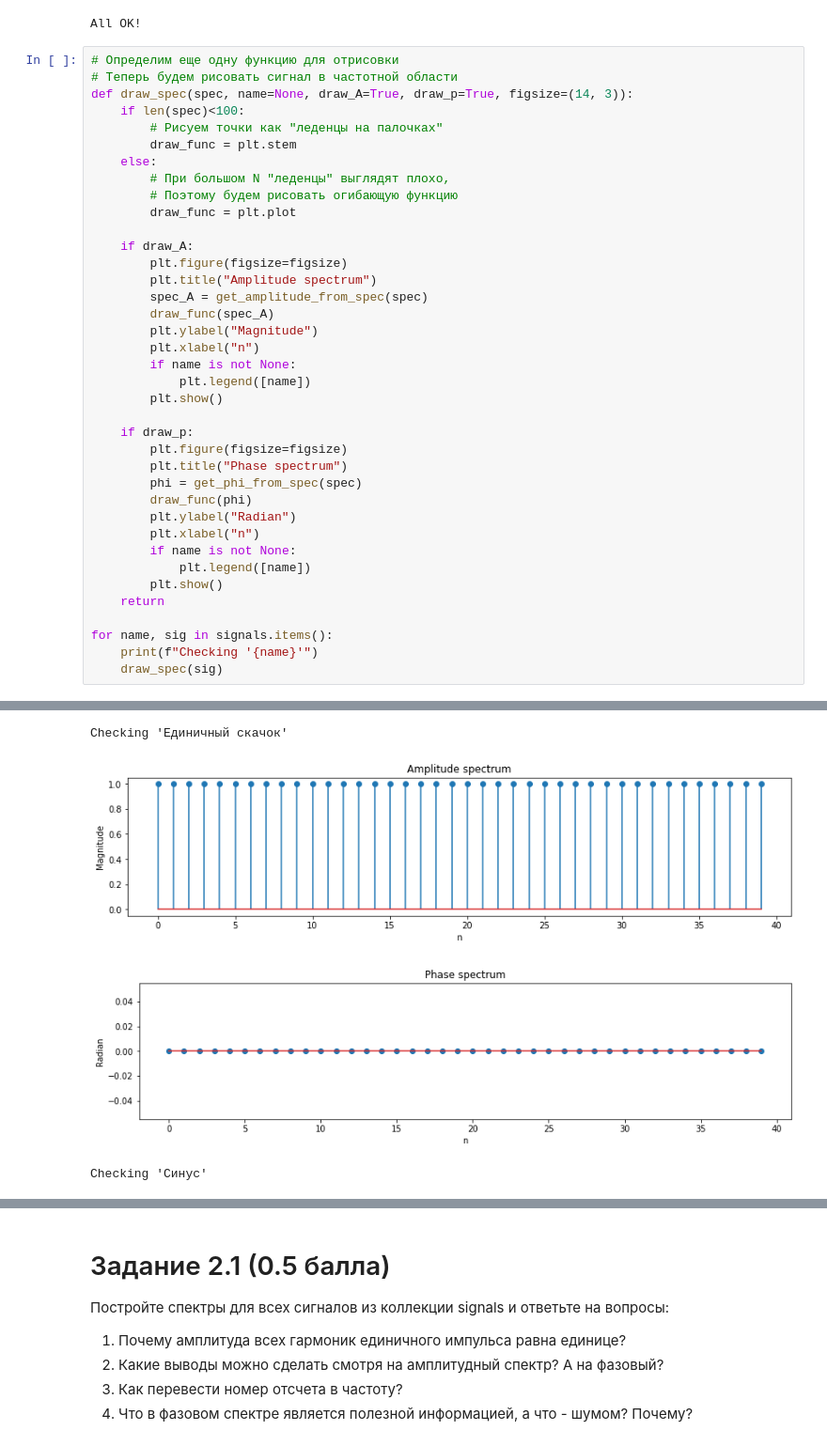
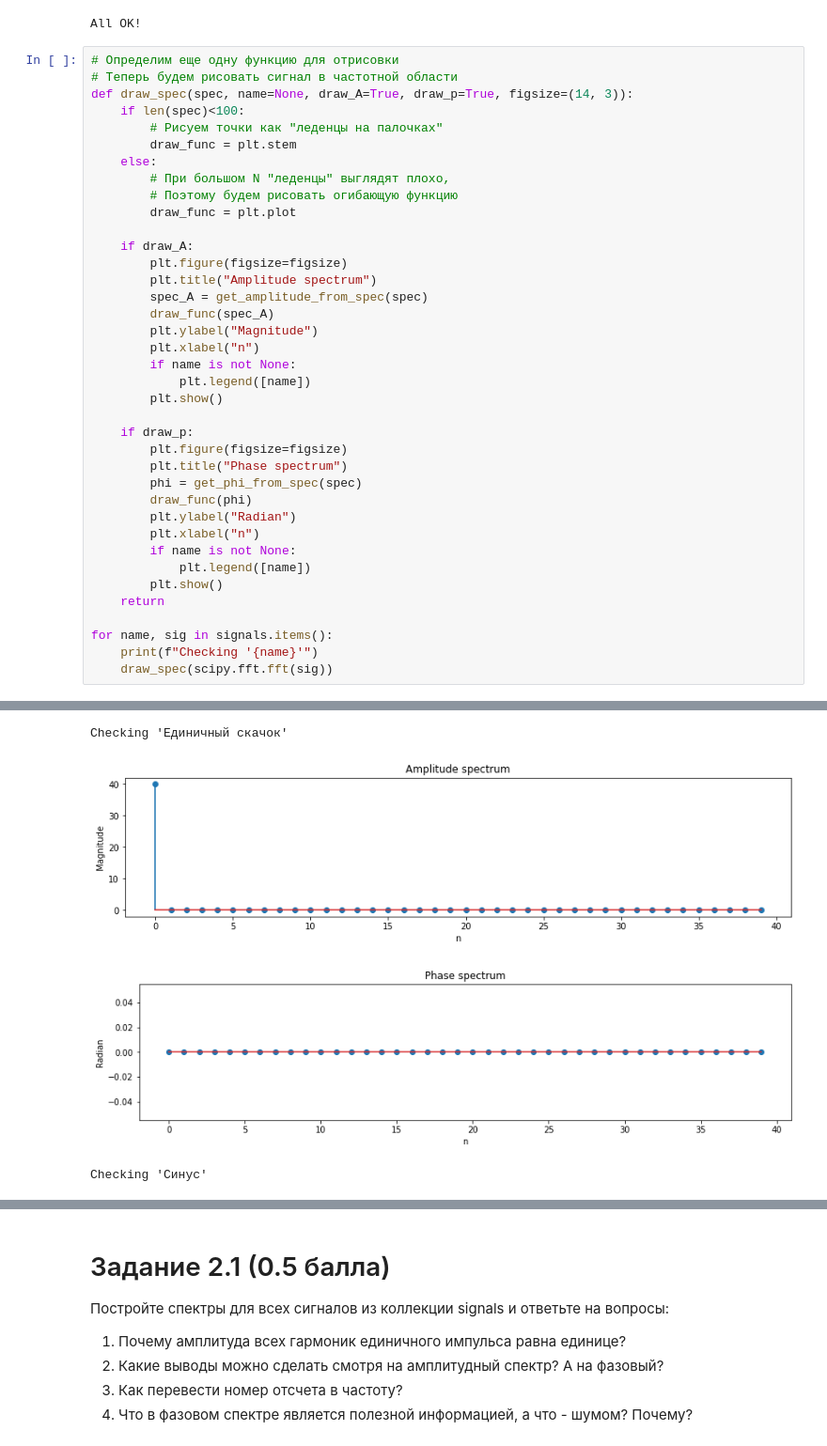
Before and after one commit to PhilippShemetov/DSP, a Jupyter notebook: lab2.ipynb, the cells around one changed output, grey strips where cells are left out. Shown: that part at 94% size. Drawn from its saved outputs; the diff is of its cells as text.

```diff
--- a/lab2.ipynb
+++ b/lab2.ipynb
@@ -245,6 +245,6 @@ def draw_spec(spec, name=None, draw_A=True, draw_p=True, figsize=(14, 3)):
 
 for name, sig in signals.items():
     print(f"Checking '{name}'")
-    draw_spec(sig)
+    draw_spec(scipy.fft.fft(sig))
 # %% [output]
 Checking 'Единичный импульс'
@@ -252,5 +252,5 @@ Checking 'Единичный импульс'
 [figure]
 Checking 'Единичный скачок'
-[figure, old version]
+[figure, new version]
 [figure]
 Checking 'Синус'
```
Also changed, not shown: parts of 6 cells of this notebook, 1 other file.
